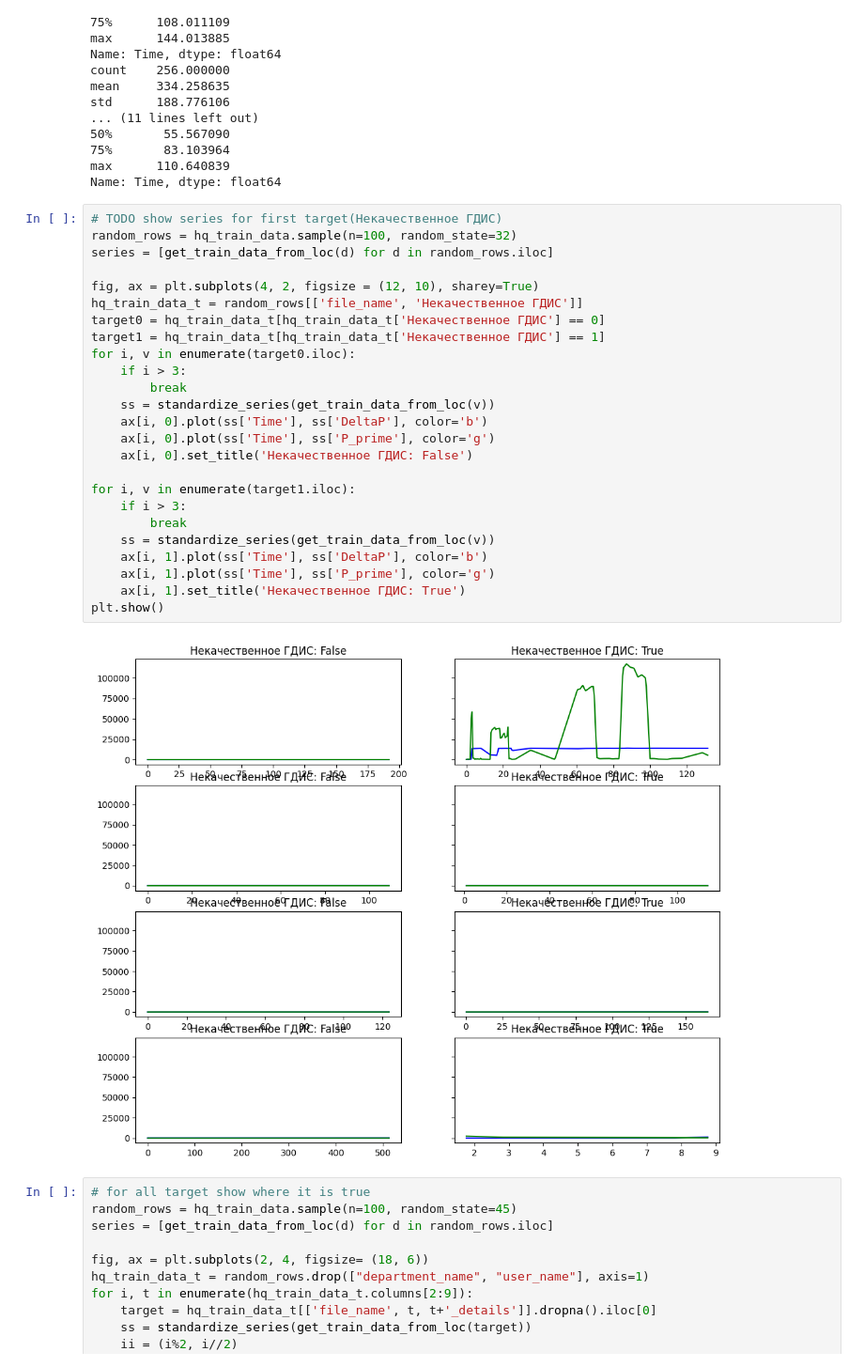
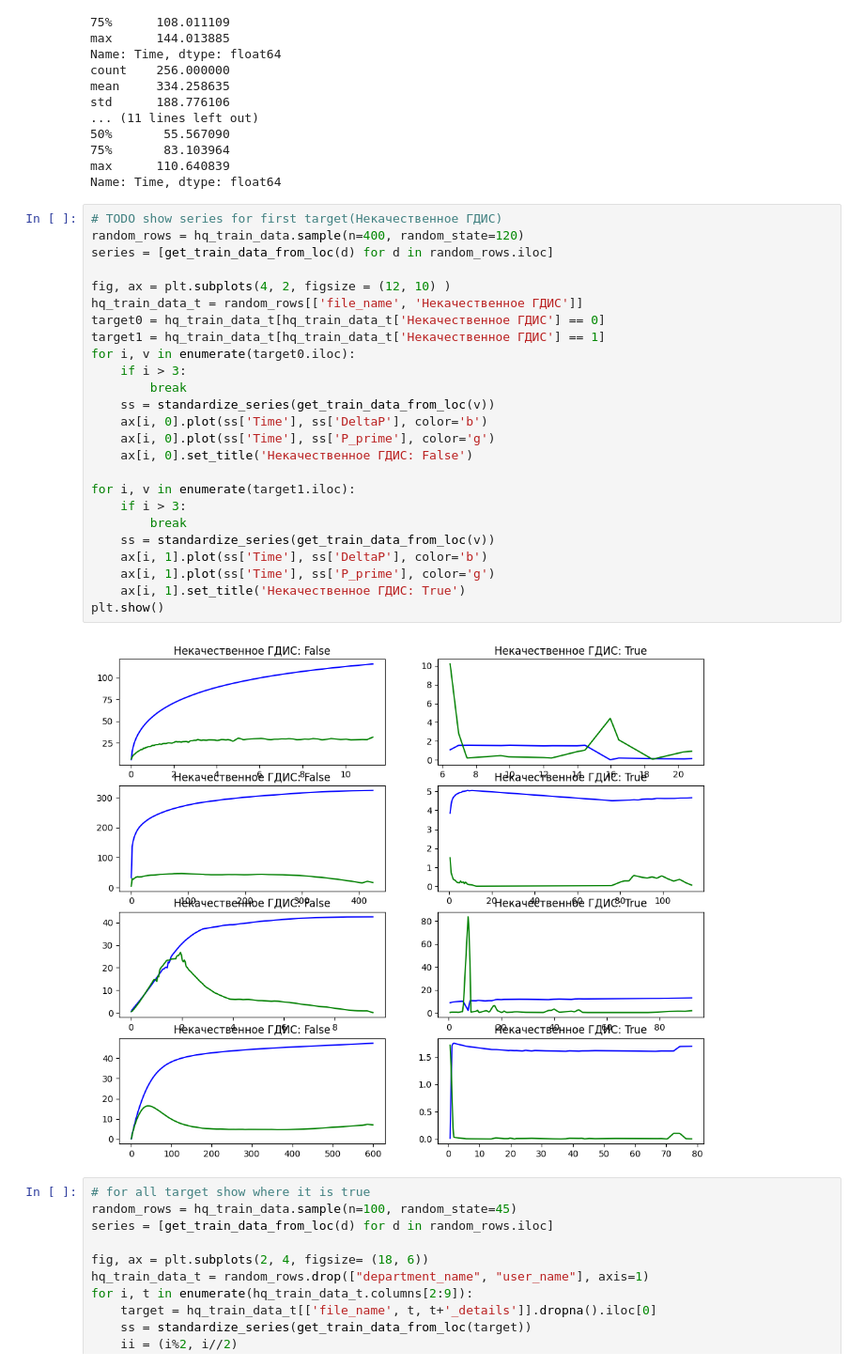
Before and after one commit to EZHOWWW/Siam, a Jupyter notebook: main.ipynb, the cells around one changed output. Shown: that part at 94% size. Saved outputs shown, nothing was run; the diff lists cells and outputs as text.

```diff
--- a/main.ipynb
+++ b/main.ipynb
@@ -242,31 +242,31 @@ max      110.640839
 Name: Time, dtype: float64
 # %%
 # TODO show series for first target(Некачественное ГДИС)
-random_rows = hq_train_data.sample(n=100, random_state=32)
+random_rows = hq_train_data.sample(n=400, random_state=120)
 series = [get_train_data_from_loc(d) for d in random_rows.iloc]
 
-fig, ax = plt.subplots(4, 2, figsize = (12, 10), sharey=True)
+fig, ax = plt.subplots(4, 2, figsize = (12, 10) )
 hq_train_data_t = random_rows[['file_name', 'Некачественное ГДИС']]
 target0 = hq_train_data_t[hq_train_data_t['Некачественное ГДИС'] == 0]
 target1 = hq_train_data_t[hq_train_data_t['Некачественное ГДИС'] == 1]
 for i, v in enumerate(target0.iloc):
     if i > 3:
         break
     ss = standardize_series(get_train_data_from_loc(v))
     ax[i, 0].plot(ss['Time'], ss['DeltaP'], color='b')
     ax[i, 0].plot(ss['Time'], ss['P_prime'], color='g')
     ax[i, 0].set_title('Некачественное ГДИС: False')
 
 for i, v in enumerate(target1.iloc):
     if i > 3:
         break
     ss = standardize_series(get_train_data_from_loc(v))
     ax[i, 1].plot(ss['Time'], ss['DeltaP'], color='b')
     ax[i, 1].plot(ss['Time'], ss['P_prime'], color='g')
     ax[i, 1].set_title('Некачественное ГДИС: True')
 plt.show()
 # %% [output]
-[figure, old version]
+[figure, new version]
 # %%
 # for all target show where it is true
 random_rows = hq_train_data.sample(n=100, random_state=45)
```
Also changed, not shown: parts of 4 cells of this notebook.
